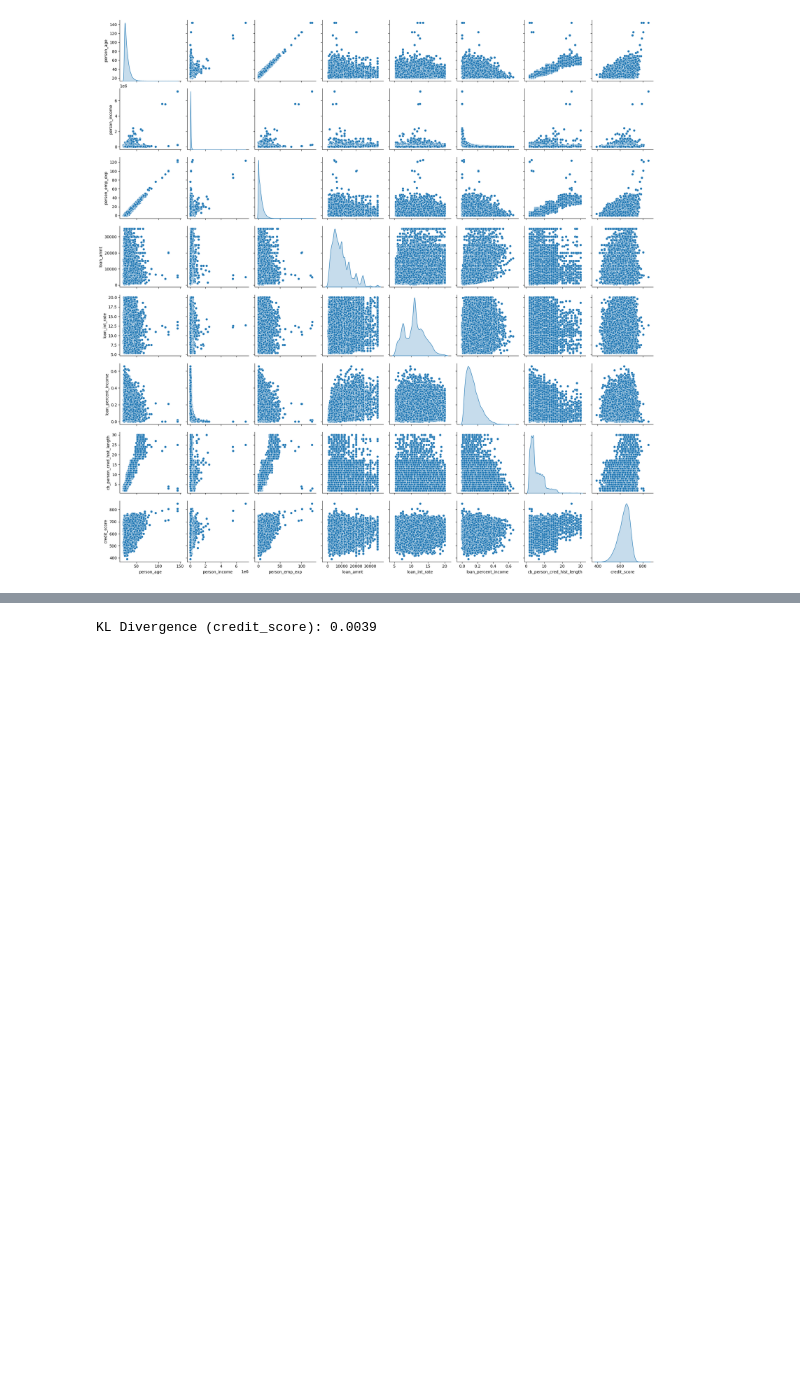
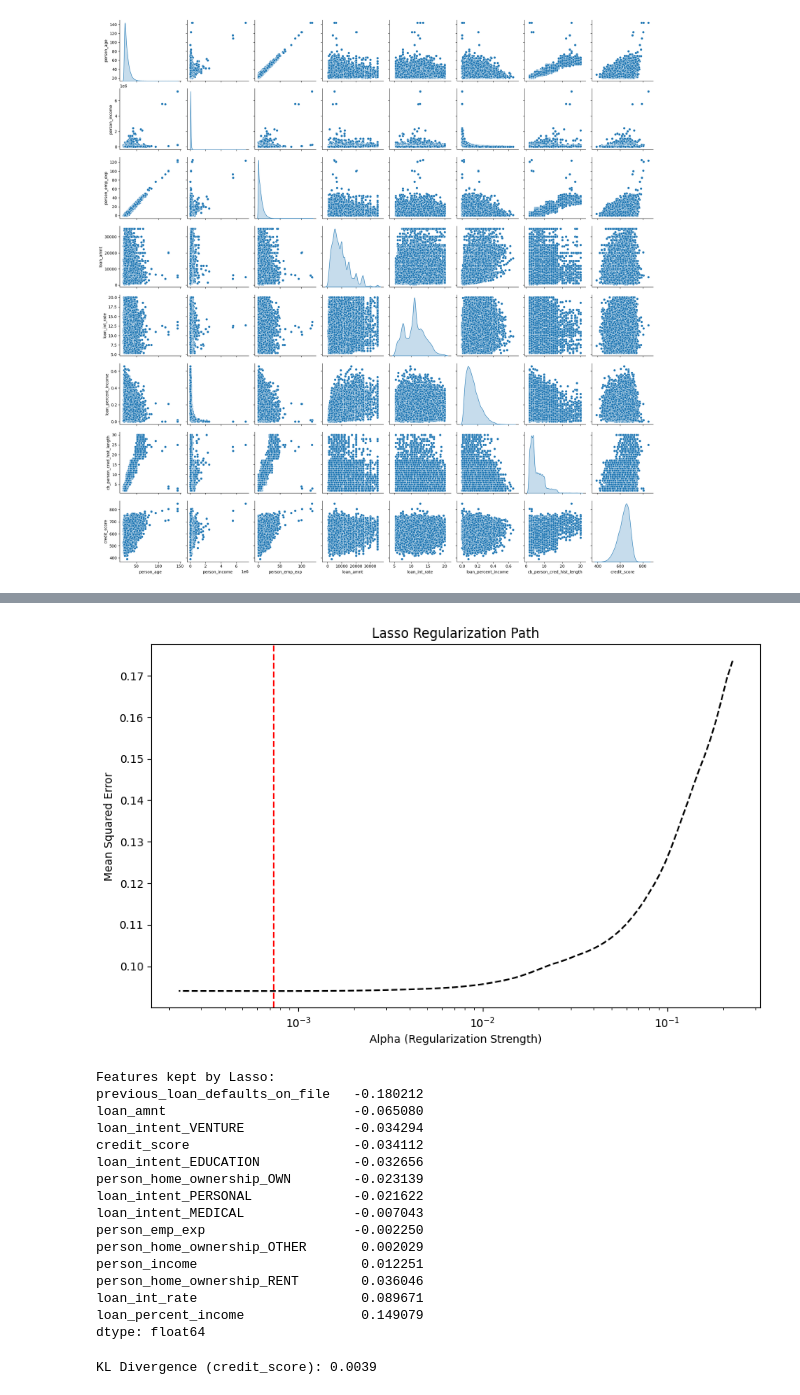
Before and after one commit to samuelbaldwin05/PredictingLoanDefaults, a Jupyter notebook: notebooks/loan_default.ipynb, the cells around one changed output, grey strips where cells are left out. Drawn from its saved outputs; the diff is of its cells as text; code cells hidden in the pictures; blank space fills up the shorter version.

```diff
--- a/notebooks/loan_default.ipynb
+++ b/notebooks/loan_default.ipynb
@@ -254,3 +332,45 @@ def compute_kl_divergence(df, feature, target_class, eps=1e-10):
+# %%
+from sklearn.linear_model import LassoCV
+
+# Standardize data first
+scaler = StandardScaler()
+X_std = scaler.fit_transform(Phi)
+
+# Lasso with cross-validation
+lasso = LassoCV(cv=5).fit(X_std, y)
+
+# Plot regularization path
+plt.figure(figsize=(10, 6))
+plt.plot(lasso.alphas_, lasso.mse_path_.mean(axis=1), 'k--')
+plt.axvline(lasso.alpha_, color='r', linestyle='--')
+plt.xscale('log')
+plt.xlabel('Alpha (Regularization Strength)')
+plt.ylabel('Mean Squared Error')
+plt.title('Lasso Regularization Path')
+plt.show()
+
+# Show selected features
+lasso_coef = pd.Series(lasso.coef_, index=columns)
+print("Features kept by Lasso:")
+print(lasso_coef[lasso_coef != 0].sort_values())
+# %% [output]
+[figure, added]
+Features kept by Lasso:
+previous_loan_defaults_on_file   -0.180212
+loan_amnt                        -0.065080
+loan_intent_VENTURE              -0.034294
+credit_score                     -0.034112
+loan_intent_EDUCATION            -0.032656
+person_home_ownership_OWN        -0.023139
+loan_intent_PERSONAL             -0.021622
+loan_intent_MEDICAL              -0.007043
+person_emp_exp                   -0.002250
+person_home_ownership_OTHER       0.002029
+person_income                     0.012251
+person_home_ownership_RENT        0.036046
+loan_int_rate                     0.089671
+loan_percent_income               0.149079
+dtype: float64
 # %%
 # Compute KL divergence for 'credit_score'
 kl_credit = compute_kl_divergence(df, 'credit_score', 'loan_status')
```
Also changed, not shown: parts of 5 cells of this notebook, 1 other file.
